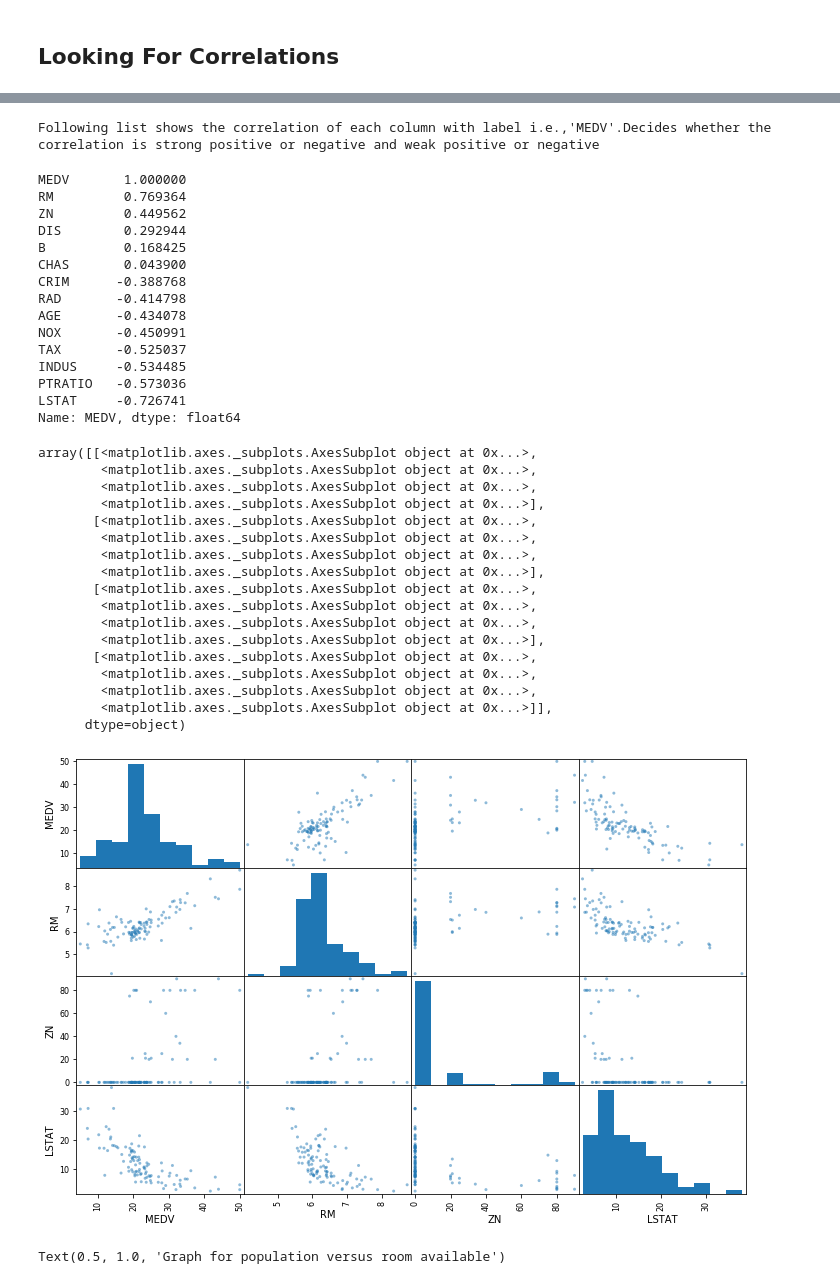
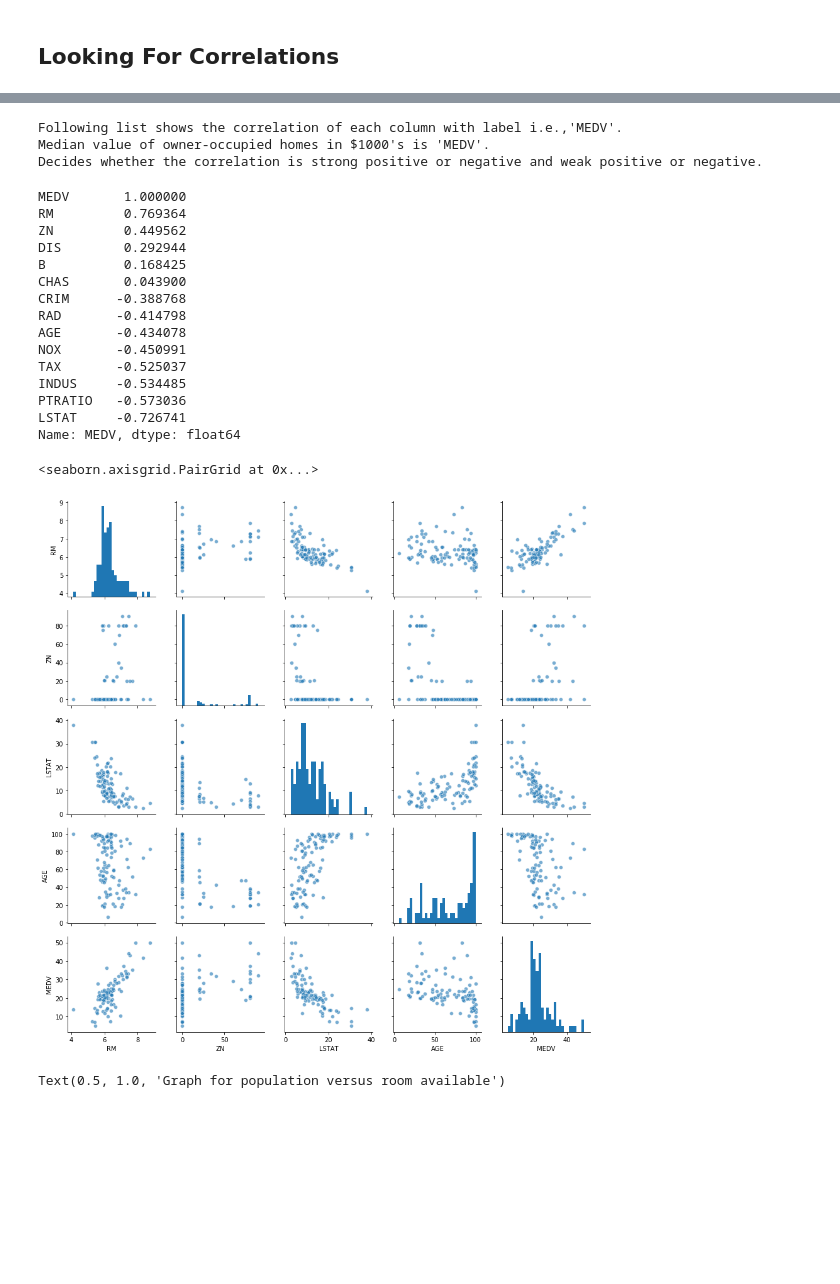
Before and after one commit to Aarushi1212/Real-Estate, a Jupyter notebook: Real Estate.ipynb, the cells around one changed output, grey strips where cells are left out. Saved outputs shown, nothing was run; the diff lists cells and outputs as text; code cells hidden in the pictures; blank space fills up the shorter version.

```diff
--- a/Real Estate.ipynb
+++ b/Real Estate.ipynb
@@ -317,8 +251,12 @@ corr_matrix = housing.corr()
 # %%
-print("Following list shows the correlation of each column with label i.e.,'MEDV'.Decides whether the correlation is strong positive or negative and weak positive or negative")
+print("Following list shows the correlation of each column with label i.e.,'MEDV'.")
+print("Median value of owner-occupied homes in $1000's is 'MEDV'.")
+print("Decides whether the correlation is strong positive or negative and weak positive or negative.\n")
 corr_matrix['MEDV'].sort_values(ascending = False)
 # %% [output]
-Following list shows the correlation of each column with label i.e.,'MEDV'.Decides whether the correlation is strong positive or negative and weak positive or negative
+Following list shows the correlation of each column with label i.e.,'MEDV'.
+Median value of owner-occupied homes in $1000's is 'MEDV'.
+Decides whether the correlation is strong positive or negative and weak positive or negative.
 MEDV       1.000000
 RM         0.769364
 ZN         0.449562
@@ -334,29 +272,15 @@ INDUS     -0.534485
 PTRATIO   -0.573036
 LSTAT     -0.726741
 Name: MEDV, dtype: float64
-# %%
-from pandas.plotting import scatter_matrix
-attributes = ["MEDV" ,"RM" ,"ZN" ,"LSTAT"]
-scatter_matrix(housing[attributes], figsize=(12,8))
-# %% [output]
-array([[<matplotlib.axes._subplots.AxesSubplot object at 0x...>,
-        <matplotlib.axes._subplots.AxesSubplot object at 0x...>,
-        <matplotlib.axes._subplots.AxesSubplot object at 0x...>,
-        <matplotlib.axes._subplots.AxesSubplot object at 0x...>],
-       [<matplotlib.axes._subplots.AxesSubplot object at 0x...>,
-        <matplotlib.axes._subplots.AxesSubplot object at 0x...>,
-        <matplotlib.axes._subplots.AxesSubplot object at 0x...>,
-        <matplotlib.axes._subplots.AxesSubplot object at 0x...>],
-       [<matplotlib.axes._subplots.AxesSubplot object at 0x...>,
-        <matplotlib.axes._subplots.AxesSubplot object at 0x...>,
-        <matplotlib.axes._subplots.AxesSubplot object at 0x...>,
-        <matplotlib.axes._subplots.AxesSubplot object at 0x...>],
-       [<matplotlib.axes._subplots.AxesSubplot object at 0x...>,
-        <matplotlib.axes._subplots.AxesSubplot object at 0x...>,
-        <matplotlib.axes._subplots.AxesSubplot object at 0x...>,
-        <matplotlib.axes._subplots.AxesSubplot object at 0x...>]],
-      dtype=object)
-[figure, removed]
+# %%
+import matplotlib.pyplot as plt
+%matplotlib inline
+import seaborn as sns
+attributes = ["RM" ,"ZN" ,"LSTAT","AGE","MEDV"]
+sns.pairplot(housing[attributes],plot_kws={'alpha': 0.6},diag_kws={'bins': 30})
+# %% [output]
+<seaborn.axisgrid.PairGrid at 0x...>
+[figure, added]
 # %%
 %matplotlib inline
 
```
Also changed, not shown: parts of 51 cells of this notebook.
